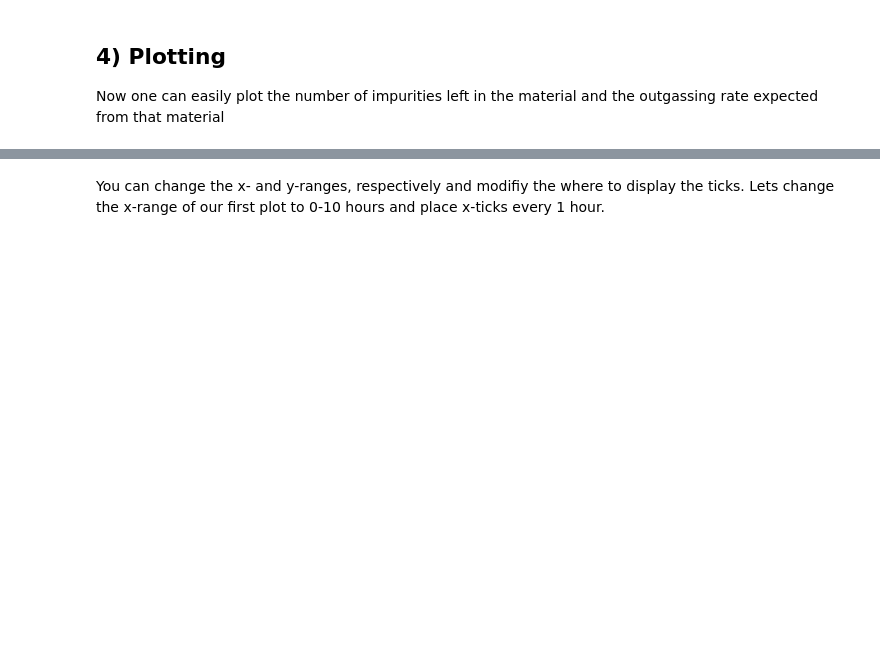
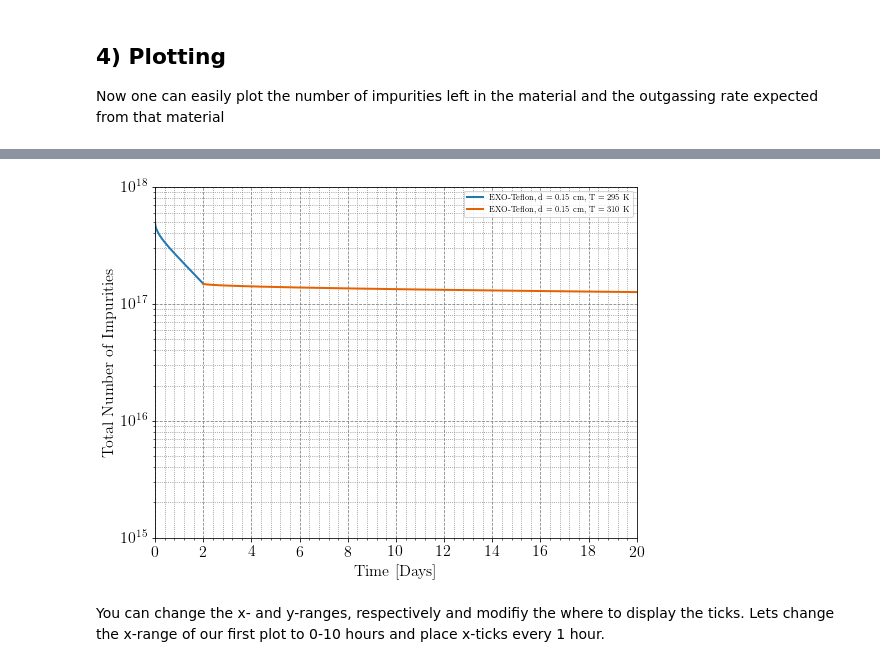
Before and after one commit to nEXO-collaboration/Impurity-Model, a Jupyter notebook: Modelling.ipynb, the cells around one changed output, grey strips where cells are left out. Saved outputs shown, nothing was run; the diff lists cells and outputs as text; code cells hidden in the pictures; blank space fills up the shorter version.

```diff
--- a/Modelling.ipynb
+++ b/Modelling.ipynb
@@ -81,3 +90,8 @@ PlotFlowRateVsTime([S1])
+# %%
+PlotImpuritiesVsTime([S1], XRange=[0,20], YRange=[1E15, 1E18], XTicks=2, TimeScale='Days', Size=(10,6))
+# PlotFlowRateVsTime([S1])
+# %% [output]
+[figure, added]
 # %% [markdown]
 You can change the x- and y-ranges, respectively and modifiy the where to display the ticks. Lets change the x-range of our first plot to 0-10 hours and place x-ticks every 1 hour.
 # %%
```
Also changed, not shown: parts of 16 cells of this notebook, 28 other files.
